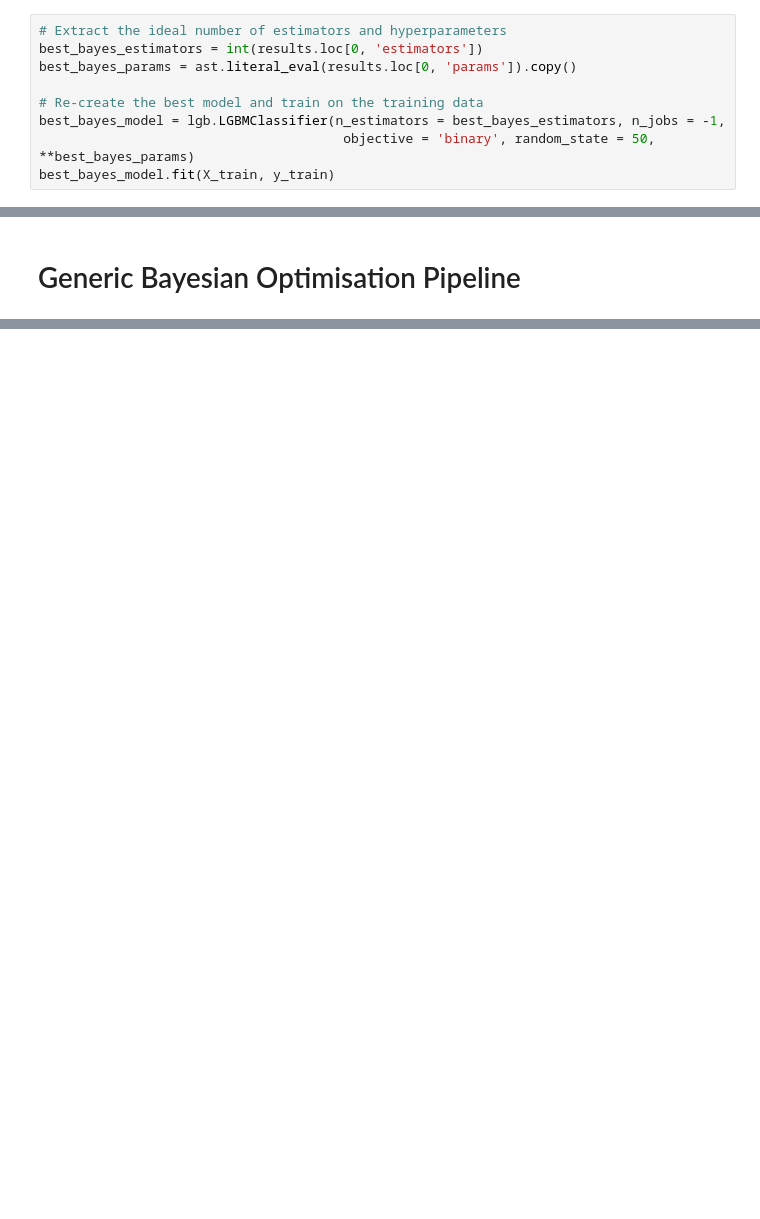
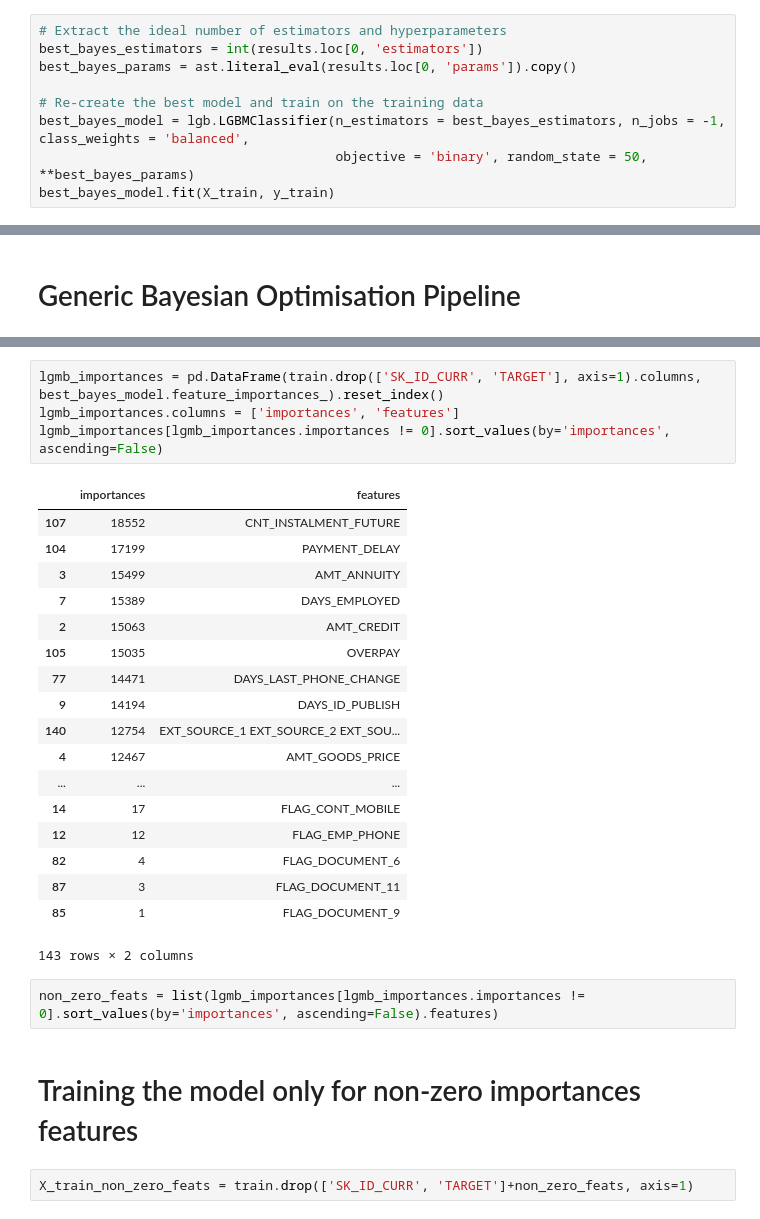
Before and after one commit to hgpadovani/kaggle_credit_risk, a Jupyter notebook: notebooks/7 - Hyperparameter_Tunning.ipynb, the cells around one changed output, grey strips where cells are left out. Saved outputs shown, nothing was run; the diff lists cells and outputs as text; blank space fills up the shorter version.

```diff
--- a/notebooks/7 - Hyperparameter_Tunning.ipynb
+++ b/notebooks/7 - Hyperparameter_Tunning.ipynb
@@ -190,6 +211,6 @@ best_bayes_estimators = int(results.loc[0, 'estimators'])
 best_bayes_params = ast.literal_eval(results.loc[0, 'params']).copy()
 
 # Re-create the best model and train on the training data
-best_bayes_model = lgb.LGBMClassifier(n_estimators = best_bayes_estimators, n_jobs = -1,
-                                       objective = 'binary', random_state = 50, **best_bayes_params)
+best_bayes_model = lgb.LGBMClassifier(n_estimators = best_bayes_estimators, n_jobs = -1, class_weights = 'balanced',
+                                      objective = 'binary', random_state = 50, **best_bayes_params)
 best_bayes_model.fit(X_train, y_train)
@@ -272,0 +361,29 @@ def optimize(objective, space, trials, MAX_EVALS = 120, output_file = 'BayesOpt.
+# %%
+lgmb_importances = pd.DataFrame(train.drop(['SK_ID_CURR', 'TARGET'], axis=1).columns, best_bayes_model.feature_importances_).reset_index()
+lgmb_importances.columns = ['importances', 'features']
+lgmb_importances[lgmb_importances.importances != 0].sort_values(by='importances', ascending=False)
+# %% [output]
+|  | importances | features |
+| 107 | 18552 | CNT_INSTALMENT_FUTURE |
+| 104 | 17199 | PAYMENT_DELAY |
+| 3 | 15499 | AMT_ANNUITY |
+| 7 | 15389 | DAYS_EMPLOYED |
+| 2 | 15063 | AMT_CREDIT |
+| 105 | 15035 | OVERPAY |
+| 77 | 14471 | DAYS_LAST_PHONE_CHANGE |
+| 9 | 14194 | DAYS_ID_PUBLISH |
+| 140 | 12754 | EXT_SOURCE_1 EXT_SOURCE_2 EXT_SOU... |
+| 4 | 12467 | AMT_GOODS_PRICE |
+| ... | ... | ... |
+| 14 | 17 | FLAG_CONT_MOBILE |
+| 12 | 12 | FLAG_EMP_PHONE |
+| 82 | 4 | FLAG_DOCUMENT_6 |
+| 87 | 3 | FLAG_DOCUMENT_11 |
+| 85 | 1 | FLAG_DOCUMENT_9 |
+143 rows × 2 columns
+# %%
+non_zero_feats = list(lgmb_importances[lgmb_importances.importances != 0].sort_values(by='importances', ascending=False).features)
+# %% [markdown]
+# Training the model only for non-zero importances features
+# %%
+X_train_non_zero_feats = train.drop(['SK_ID_CURR', 'TARGET']+non_zero_feats, axis=1)
```
Also changed, not shown: parts of 19 cells of this notebook, 10 other files.
